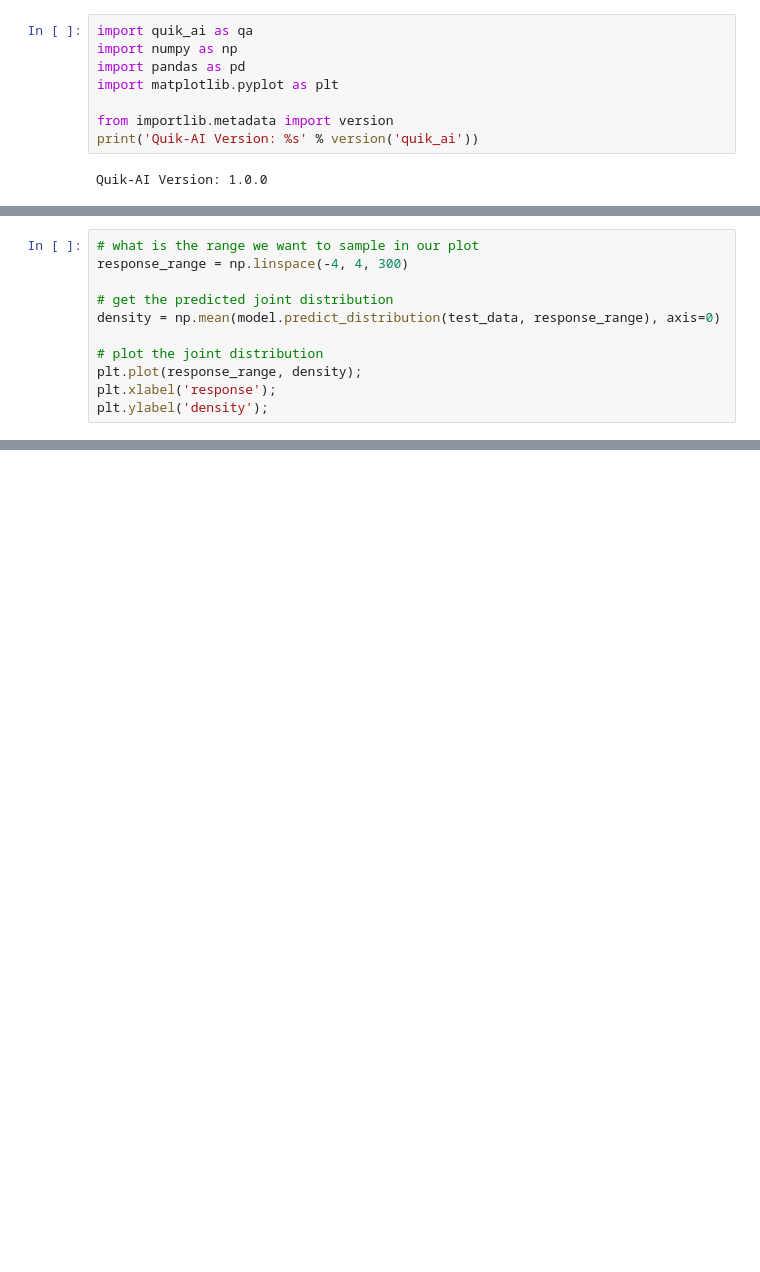
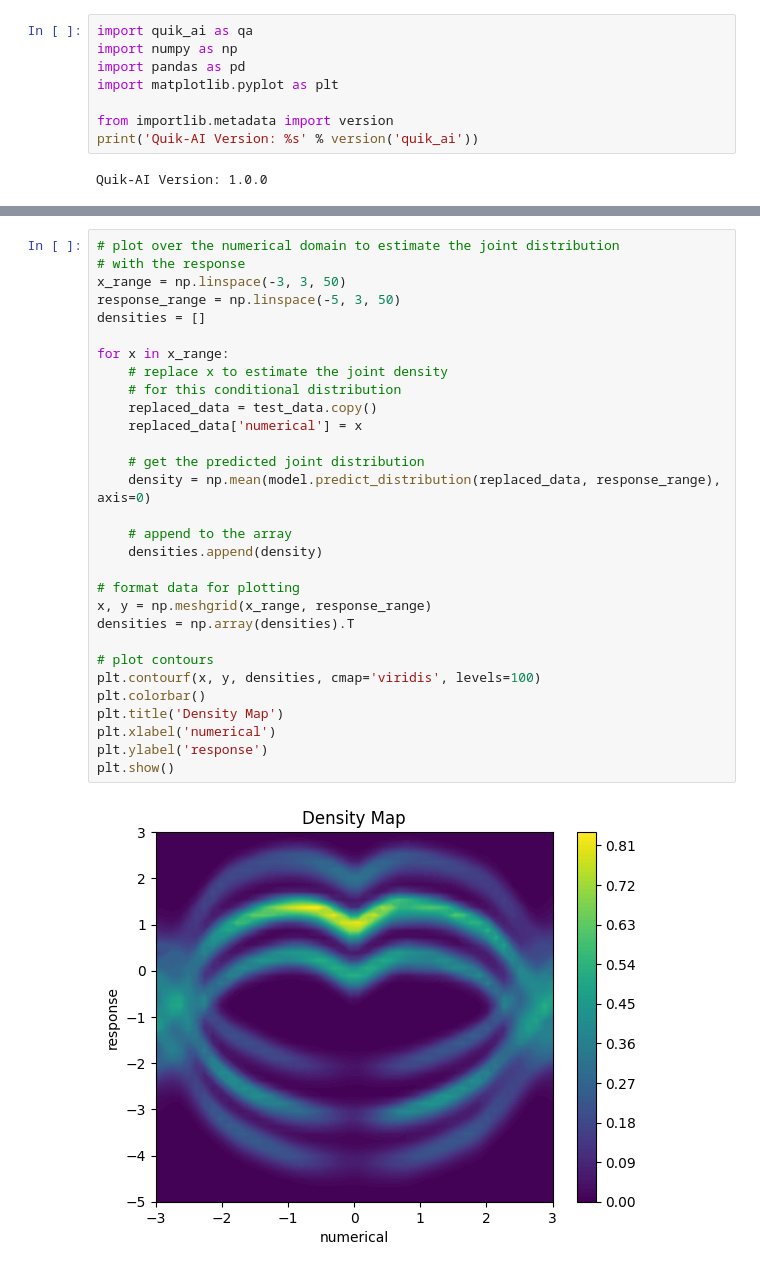
Before and after one commit to touzov1012/quik-ai, a Jupyter notebook: samples/simple_density/simple_density.ipynb, the cells around one changed output, grey strips where cells are left out. Cells and saved outputs as stored; diff of their text form; blank space fills up the shorter version.

```diff
--- a/samples/simple_density/simple_density.ipynb
+++ b/samples/simple_density/simple_density.ipynb
@@ -99,11 +96,0 @@ model.evaluate()
-# %%
-# what is the range we want to sample in our plot
-response_range = np.linspace(-4, 4, 300)
-
-# get the predicted joint distribution
-density = np.mean(model.predict_distribution(test_data, response_range), axis=0)
-
-# plot the joint distribution
-plt.plot(response_range, density);
-plt.xlabel('response');
-plt.ylabel('density');
@@ -109,0 +102,32 @@ plt.ylabel('density');
+# %%
+# plot over the numerical domain to estimate the joint distribution
+# with the response
+x_range = np.linspace(-3, 3, 50)
+response_range = np.linspace(-5, 3, 50)
+densities = []
+
+for x in x_range:
+    # replace x to estimate the joint density
+    # for this conditional distribution
+    replaced_data = test_data.copy()
+    replaced_data['numerical'] = x
+
+    # get the predicted joint distribution
+    density = np.mean(model.predict_distribution(replaced_data, response_range), axis=0)
+
+    # append to the array
+    densities.append(density)
+
+# format data for plotting
+x, y = np.meshgrid(x_range, response_range)
+densities = np.array(densities).T
+
+# plot contours
+plt.contourf(x, y, densities, cmap='viridis', levels=100)
+plt.colorbar()
+plt.title('Density Map')
+plt.xlabel('numerical')
+plt.ylabel('response')
+plt.show()
+# %% [output]
+[figure, added]
```
Also changed, not shown: parts of 5 cells of this notebook, 2 other files.
